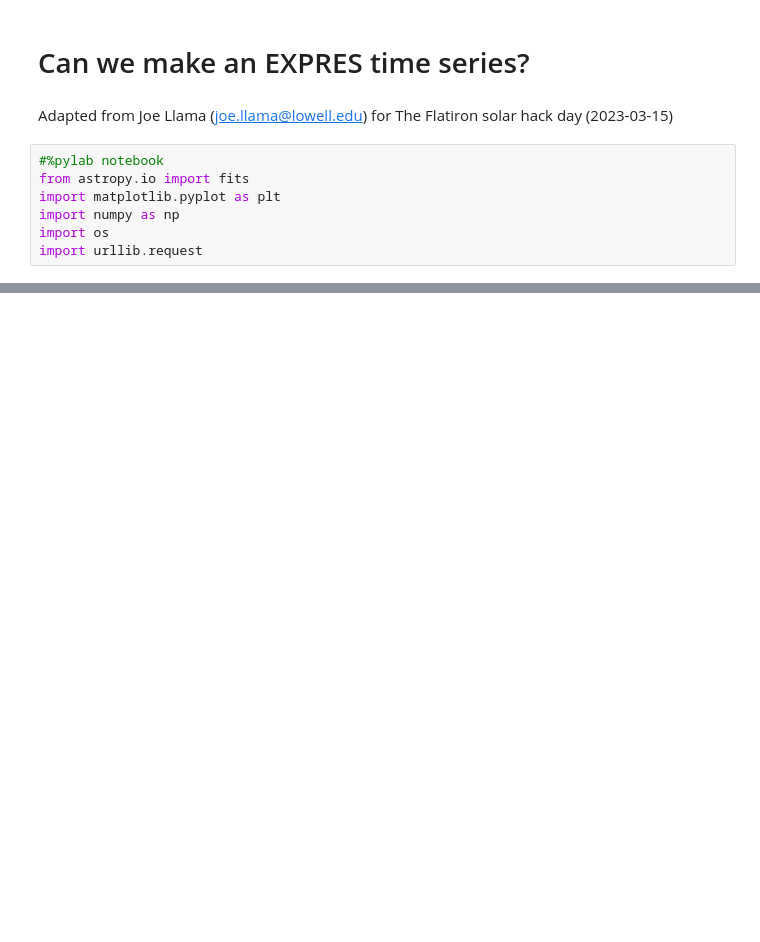
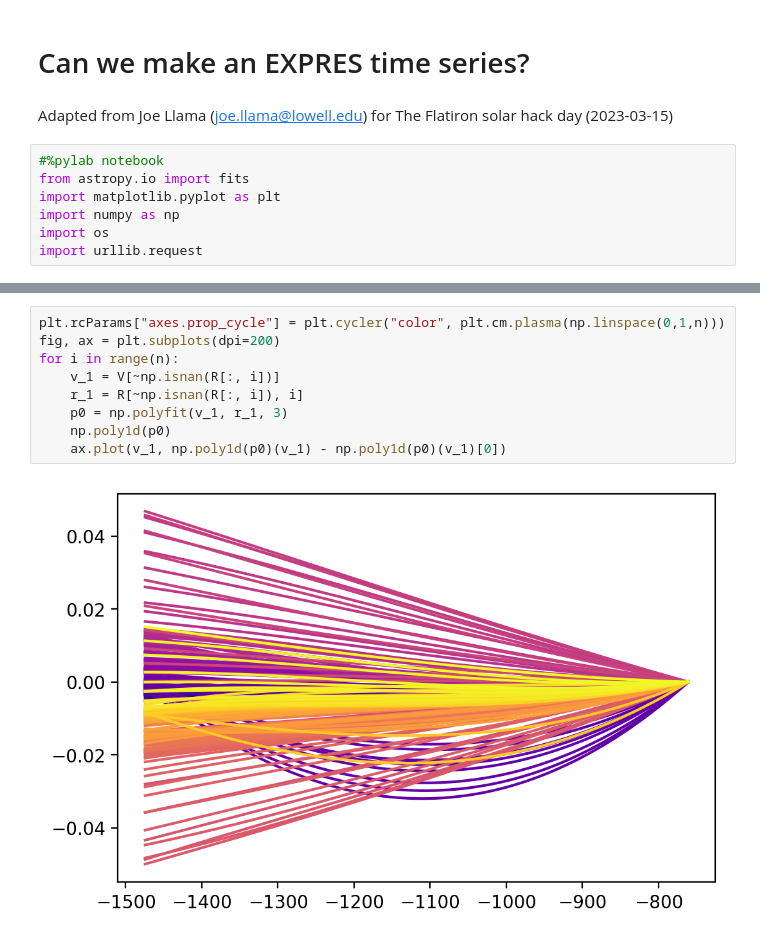
Before and after one commit to grd349/bison-expres, a Jupyter notebook: EXPRES_data/EXPRES Sodium line day.ipynb, the cells around one changed output, grey strips where cells are left out. Saved outputs shown, nothing was run; the diff lists cells and outputs as text; blank space fills up the shorter version.

```diff
--- a/EXPRES_data/EXPRES Sodium line day.ipynb
+++ b/EXPRES_data/EXPRES Sodium line day.ipynb
@@ -97,0 +71,11 @@ plt.ylim([-30, 30])
+# %%
+plt.rcParams["axes.prop_cycle"] = plt.cycler("color", plt.cm.plasma(np.linspace(0,1,n)))
+fig, ax = plt.subplots(dpi=200)
+for i in range(n):
+    v_1 = V[~np.isnan(R[:, i])]
+    r_1 = R[~np.isnan(R[:, i]), i]
+    p0 = np.polyfit(v_1, r_1, 3)
+    np.poly1d(p0)
+    ax.plot(v_1, np.poly1d(p0)(v_1) - np.poly1d(p0)(v_1)[0])
+# %% [output]
+[figure, added]
```
Also changed, not shown: parts of 11 cells of this notebook, 2 other files.
